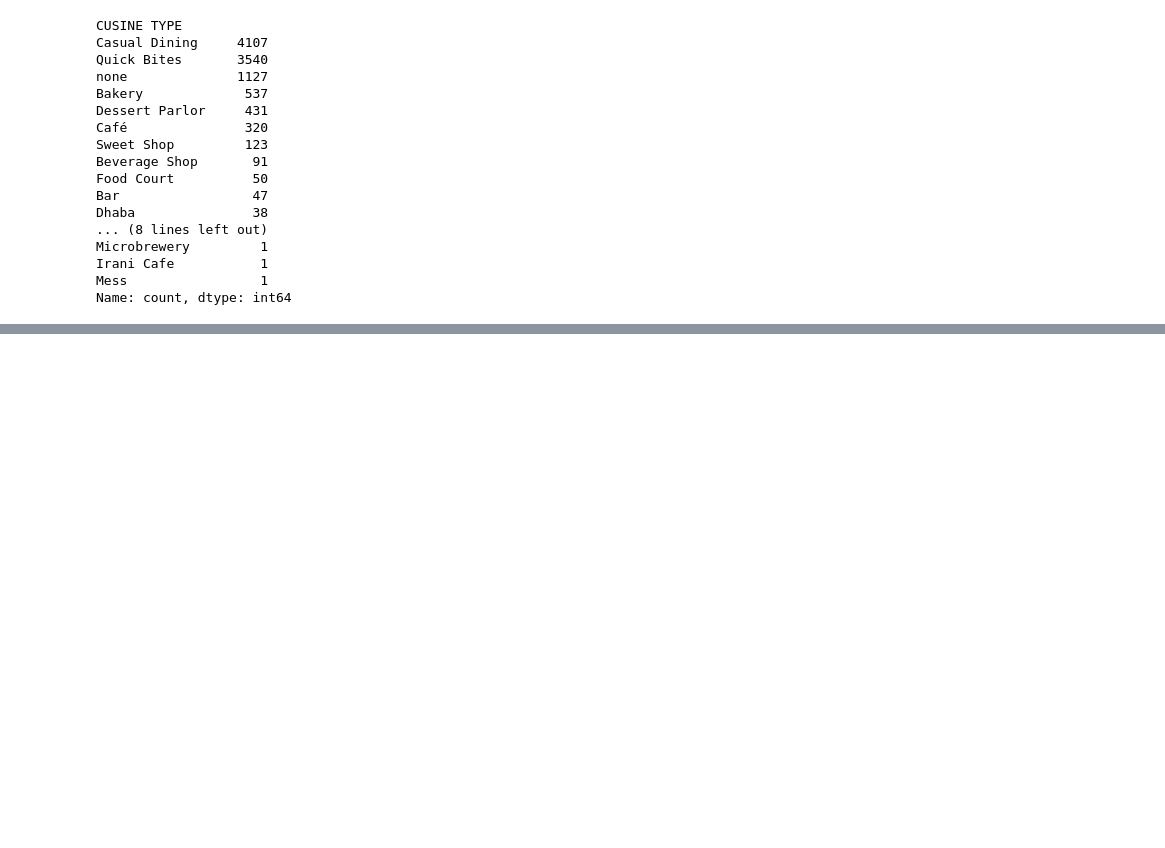
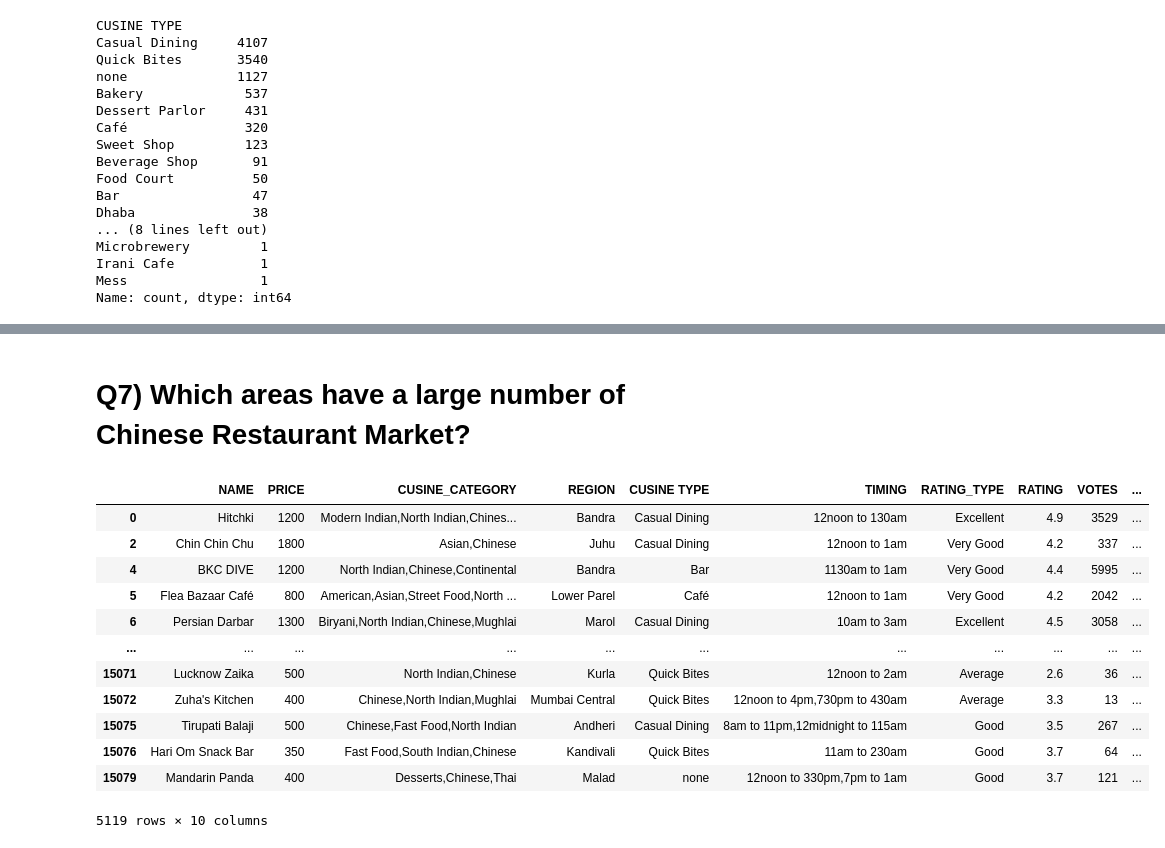
Before and after one commit to ShameemBanuAI/Zomato, a Jupyter notebook: Zomato_Mumbai.ipynb, the cells around one changed output, grey strips where cells are left out. Saved outputs shown, nothing was run; the diff lists cells and outputs as text; code cells hidden in the pictures; blank space fills up the shorter version.

```diff
--- a/Zomato_Mumbai.ipynb
+++ b/Zomato_Mumbai.ipynb
@@ -568,0 +642,20 @@ Passing `palette` without assigning `hue` is deprecated and will be removed in v
+# %% [markdown]
+# Q7) Which areas have a large number of Chinese Restaurant Market?
+# %%
+chinese_df=ZomatoDataFrame[ZomatoDataFrame['CUSINE_CATEGORY'].str.contains('Chinese')]
+# %%
+chinese_df
+# %% [output]
+|  | NAME | PRICE | CUSINE_CATEGORY | REGION | CUSINE TYPE | TIMING | RATING_TYPE | RATING | VOTES | ... |
+| 0 | Hitchki | 1200 | Modern Indian,North Indian,Chines... | Bandra | Casual Dining | 12noon to 130am | Excellent | 4.9 | 3529 | ... |
+| 2 | Chin Chin Chu | 1800 | Asian,Chinese | Juhu | Casual Dining | 12noon to 1am | Very Good | 4.2 | 337 | ... |
+| 4 | BKC DIVE | 1200 | North Indian,Chinese,Continental | Bandra | Bar | 1130am to 1am | Very Good | 4.4 | 5995 | ... |
+| 5 | Flea Bazaar Café | 800 | American,Asian,Street Food,North ... | Lower Parel | Café | 12noon to 1am | Very Good | 4.2 | 2042 | ... |
+| 6 | Persian Darbar | 1300 | Biryani,North Indian,Chinese,Mughlai | Marol | Casual Dining | 10am to 3am | Excellent | 4.5 | 3058 | ... |
+| ... | ... | ... | ... | ... | ... | ... | ... | ... | ... | ... |
+| 15071 | Lucknow Zaika | 500 | North Indian,Chinese | Kurla | Quick Bites | 12noon to 2am | Average | 2.6 | 36 | ... |
+| 15072 | Zuha's Kitchen | 400 | Chinese,North Indian,Mughlai | Mumbai Central | Quick Bites | 12noon to 4pm,730pm to 430am | Average | 3.3 | 13 | ... |
+| 15075 | Tirupati Balaji | 500 | Chinese,Fast Food,North Indian | Andheri | Casual Dining | 8am to 11pm,12midnight to 115am | Good | 3.5 | 267 | ... |
+| 15076 | Hari Om Snack Bar | 350 | Fast Food,South Indian,Chinese | Kandivali | Quick Bites | 11am to 230am | Good | 3.7 | 64 | ... |
+| 15079 | Mandarin Panda | 400 | Desserts,Chinese,Thai | Malad | none | 12noon to 330pm,7pm to 1am | Good | 3.7 | 121 | ... |
+5119 rows × 10 columns
```
Also changed, not shown: parts of 63 cells of this notebook.
